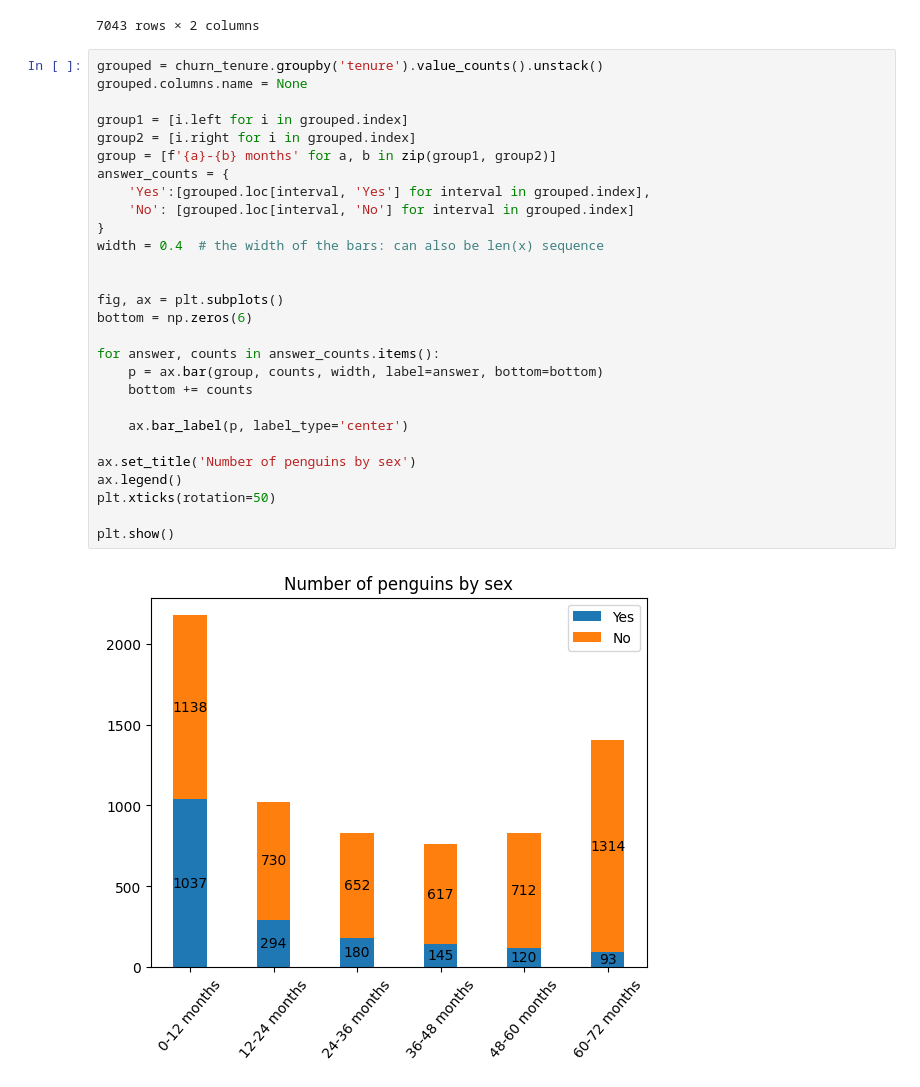
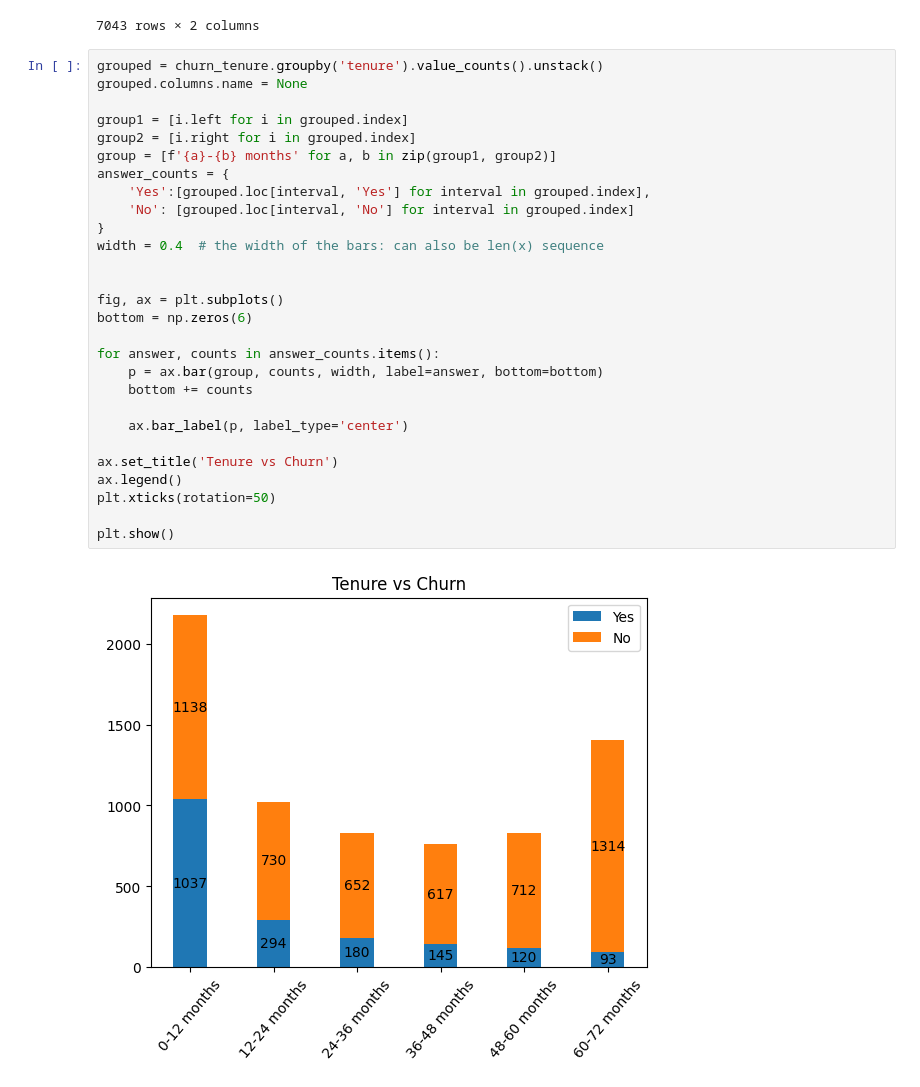
Before and after one commit to UZOKMUROD/telco-churn, a Jupyter notebook: notebooks/eda.ipynb, the cells around one changed output. Drawn from its saved outputs; the diff is of its cells as text.

Commit message:
fix graph

```diff
--- a/notebooks/eda.ipynb
+++ b/notebooks/eda.ipynb
@@ -262,30 +262,30 @@ churn_tenure
 # %%
 grouped = churn_tenure.groupby('tenure').value_counts().unstack()
 grouped.columns.name = None
 
 group1 = [i.left for i in grouped.index]
 group2 = [i.right for i in grouped.index]
 group = [f'{a}-{b} months' for a, b in zip(group1, group2)]
 answer_counts = {
     'Yes':[grouped.loc[interval, 'Yes'] for interval in grouped.index],
     'No': [grouped.loc[interval, 'No'] for interval in grouped.index]
 }
 width = 0.4  # the width of the bars: can also be len(x) sequence
 
 
 fig, ax = plt.subplots()
 bottom = np.zeros(6)
 
 for answer, counts in answer_counts.items():
     p = ax.bar(group, counts, width, label=answer, bottom=bottom)
     bottom += counts
 
     ax.bar_label(p, label_type='center')
 
-ax.set_title('Number of penguins by sex')
+ax.set_title('Tenure vs Churn')
 ax.legend()
 plt.xticks(rotation=50)
 
 plt.show()
 # %% [output]
-[figure, old version]
+[figure, new version]
```
